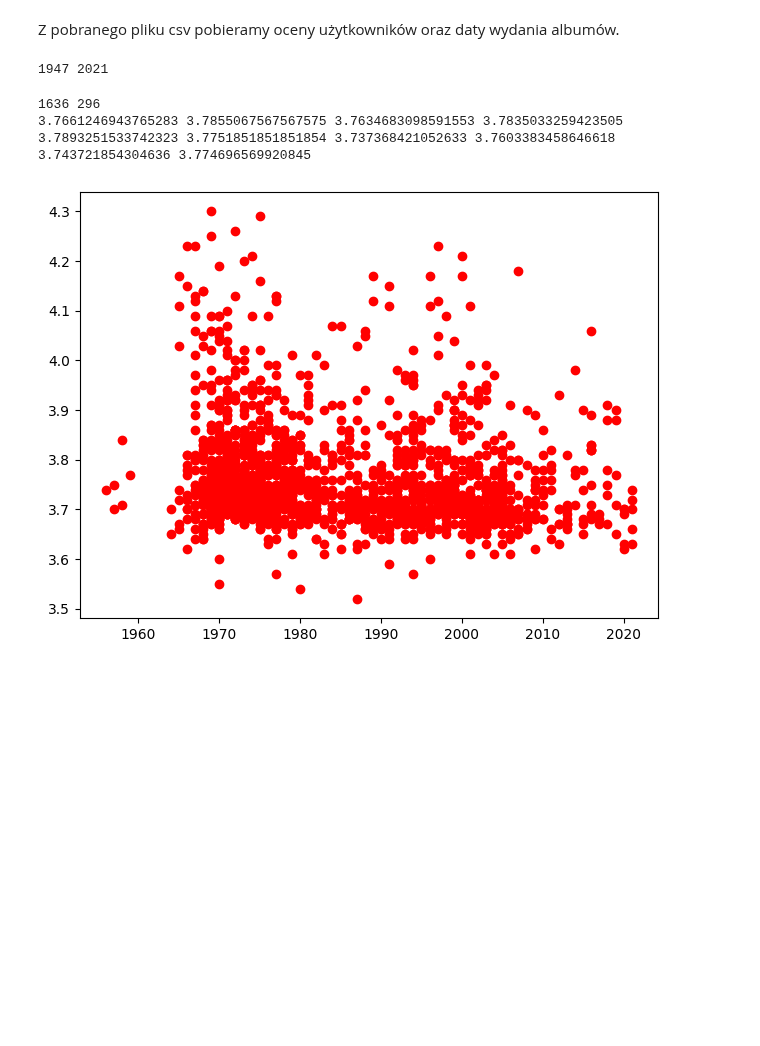
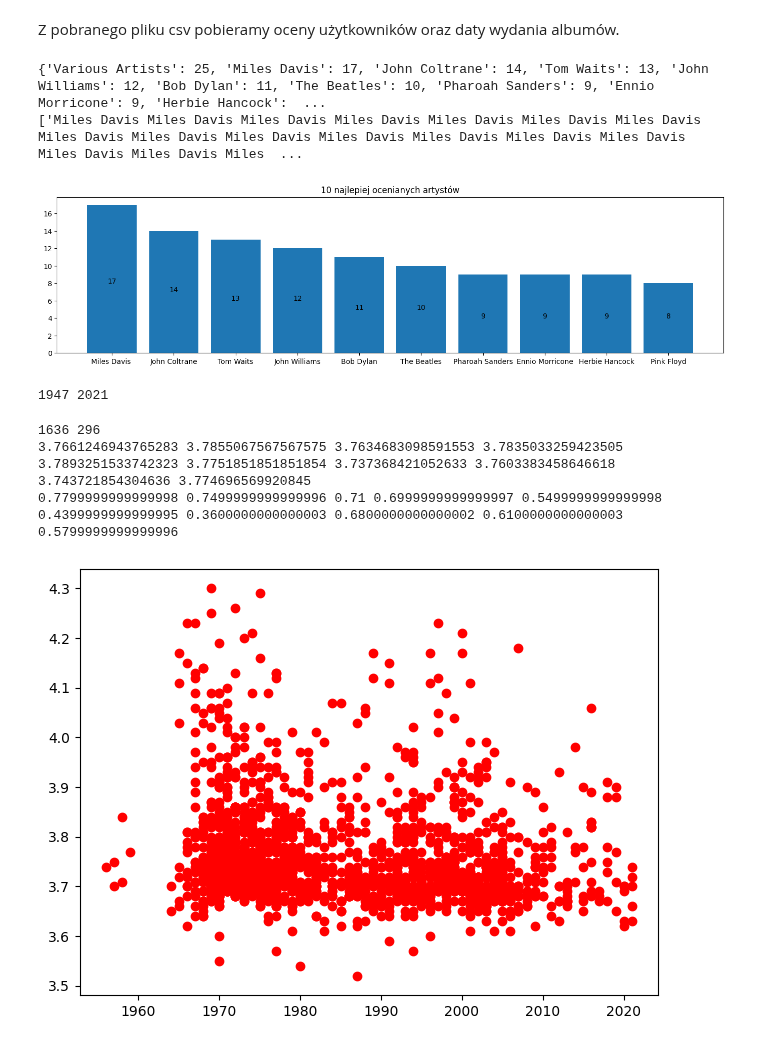
Before and after one commit to rafglo/Statystyka-stosowana, a Jupyter notebook: music_data_analysis.ipynb, the cells around one changed output. Cells and saved outputs as stored; diff of their text form; code cells hidden in the pictures; blank space fills up the shorter version.

```diff
--- a/music_data_analysis.ipynb
+++ b/music_data_analysis.ipynb
@@ -25,12 +25,40 @@ ratings = read_csv("rym_top_5000_all_time.csv")['Average Rating'].tolist()
 dates = read_csv("rym_top_5000_all_time.csv")['Release Date'].tolist()
 genres = read_csv("rym_top_5000_all_time.csv")['Genres'].tolist()
 genres1 = ["Rock", "Hip Hop", "Pop", "Jazz", "Soul", "Dance", "Techno", "Punk", "Metal","Folk"]
+artists = read_csv("rym_top_5000_all_time.csv")['Artist Name'].tolist()
 years = []
 for date in dates:
     years.append(int(date[-4:]))
 
 Y = ratings
 X = np.array(years).reshape(-1, 1)
+
+from collections import Counter
+artists.sort(key=Counter(artists).get, reverse=True)
+
+bb=dict(zip(list(artists),[list(artists).count(i) for i in list(artists)]))
+print(bb)
+
+art_top = ["Miles Davis ", "John Coltrane ", "Tom Waits ", "John Williams " , "Bob Dylan ", "The Beatles ", "Pharoah Sanders ", "Ennio Morricone ", "Herbie Hancock ", "Pink Floyd "]
+art_i = [17, 14, 13, 12, 11, 10, 9,9,9,8]
+art_top_hist = [art_top[i] * art_i[i] for i in range(len(art_top))]
+print(art_top_hist)
+# %% [output]
+{'Various Artists': 25, 'Miles Davis': 17, 'John Coltrane': 14, 'Tom Waits': 13, 'John Williams': 12, 'Bob Dylan': 11, 'The Beatles': 10, 'Pharoah Sanders': 9, 'Ennio Morricone': 9, 'Herbie Hancock':  ...
+['Miles Davis Miles Davis Miles Davis Miles Davis Miles Davis Miles Davis Miles Davis Miles Davis Miles Davis Miles Davis Miles Davis Miles Davis Miles Davis Miles Davis Miles Davis Miles Davis Miles  ...
+# %%
+def addlabels(x,y):
+    for i in range(len(x)):
+        plt.text(i, y[i]//2, y[i], ha = 'center')
+# %%
+plt.figure(figsize=(17,4))
+addlabels(art_top, art_i)
+plt.bar(art_top, art_i)
+plt.tight_layout
+plt.title("10 najlepiej ocenianych artystów")
+plt.show()
+# %% [output]
+[figure, added]
 # %%
 genres2 = []
 ratings2 = []
@@ -99,9 +127,13 @@ for i in range(len(genres2)):
         folk_y.append(years2[i])
 print(len(rock_r), len(hiphop_r))
 print(np.mean(rock_r), np.mean(hiphop_r), np.mean(pop_r), np.mean(jazz_r), np.mean(soul_r), np.mean(dance_r), np.mean(techno_r), np.mean(punk_r), np.mean(metal_r), np.mean(folk_r))
+def rate_range(l):
+    return max(l) - min(l)
+print(rate_range(rock_r), rate_range(hiphop_r), rate_range(pop_r), rate_range(jazz_r), rate_range(soul_r), rate_range(dance_r), rate_range(techno_r), rate_range(punk_r), rate_range(metal_r), rate_range(folk_r))
 # %% [output]
 1636 296
 3.7661246943765283 3.7855067567567575 3.7634683098591553 3.7835033259423505 3.7893251533742323 3.7751851851851854 3.737368421052633 3.7603383458646618 3.743721854304636 3.774696569920845
+0.7799999999999998 0.7499999999999996 0.71 0.6999999999999997 0.5499999999999998 0.4399999999999995 0.3600000000000003 0.6800000000000002 0.6100000000000003 0.5799999999999996
 # %%
 plt.scatter(rock_y, rock_r, c="r", marker="o")
 #plt.scatter(hiphop_y, hiphop_r, c="b", marker="o")
```
Also changed, not shown: parts of 2 cells of this notebook.
